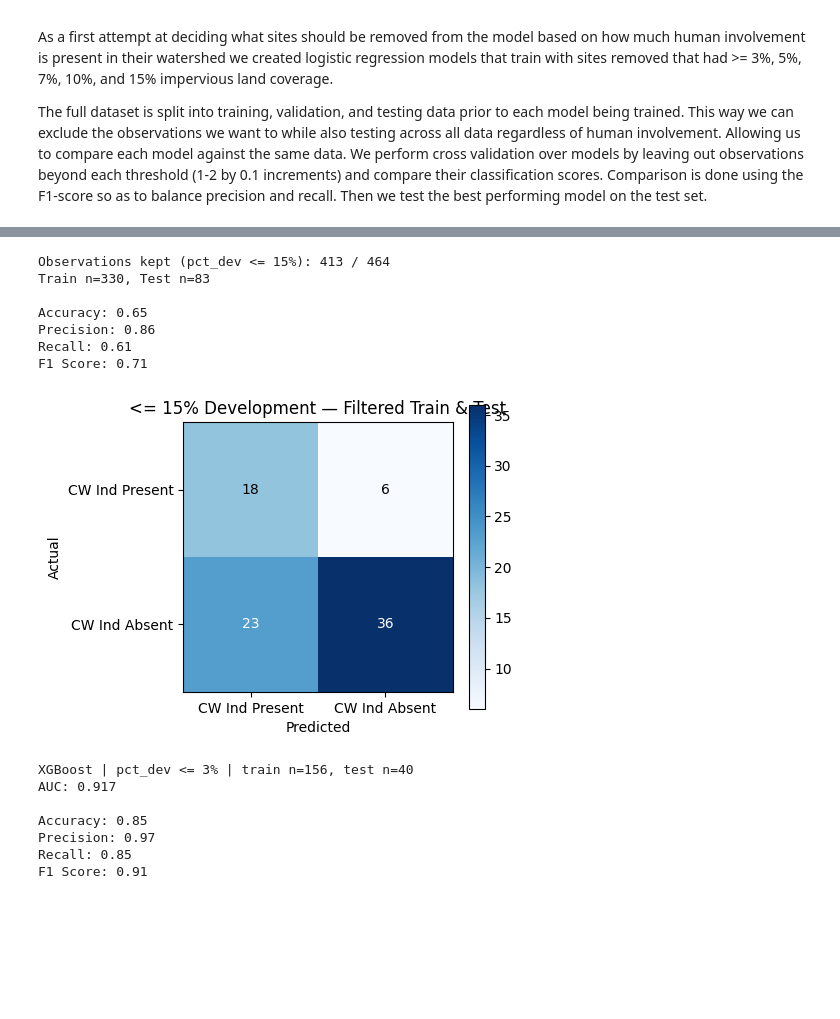
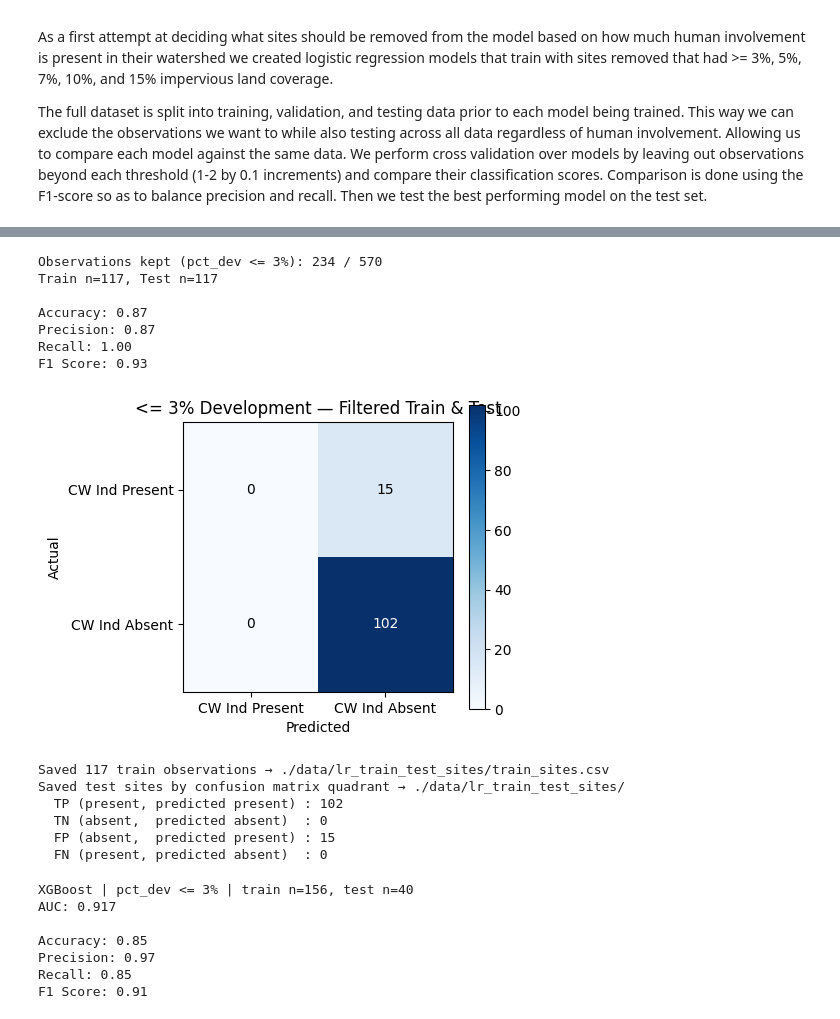
Before and after one commit to ShamSarris/nhdes-cw-stream-modelling, a Jupyter notebook: src/modelling.ipynb, the cells around one changed output, grey strips where cells are left out. Cells and saved outputs as stored; diff of their text form; code cells hidden in the pictures; blank space fills up the shorter version.

Commit message:
CV for LR and Boost on pct_dev and train/test

```diff
--- a/src/modelling.ipynb
+++ b/src/modelling.ipynb
@@ -169,34 +169,71 @@ F1 Score: 0.73
 # %%
-THRESHOLD = 15
+import os
+
+THRESHOLD = 3
 
 filtered = full[full['pct_dev'] <= THRESHOLD]
 
 X_filt = filtered[features]
 y_filt = filtered[target]
 
-X_train_filt, X_test_filt, y_train_filt, y_test_filt = train_test_split(
-    X_filt, y_filt, test_size=0.2, random_state=42
+# Split the full filtered DataFrame alongside X/y so we can recover site identity
+train_rows, test_rows, X_train_filt, X_test_filt, y_train_filt, y_test_filt = train_test_split(
+    filtered, X_filt, y_filt, test_size=0.5, random_state=42
 )
 
 filt_model = Pipeline([
     ('scaler', StandardScaler()),
-    ('clf', LogisticRegression(max_iter=1000, class_weight='balanced'))
+    ('clf', LogisticRegression(max_iter=1000, random_state=42))
 ])
 filt_model.fit(X_train_filt, y_train_filt)
 y_pred_filt = filt_model.predict(X_test_filt)
 
 print(f"Observations kept (pct_dev <= {THRESHOLD}%): {len(filtered)} / {len(full)}")
 print(f"Train n={len(X_train_filt)}, Test n={len(X_test_filt)}\n")
 classification_report_suite(y_test_filt, y_pred_filt, labels=['CW Ind Present', 'CW Ind Absent'], title=f'<= {THRESHOLD}% Development — Filtered Train & Test')
+
+# --- Save train/test sites to CSV ---
+out_dir = './data/lr_train_test_sites'
+os.makedirs(out_dir, exist_ok=True)
+
+train_rows.to_csv(f'{out_dir}/train_sites.csv', index=False)
+print(f"\nSaved {len(train_rows)} train observations → {out_dir}/train_sites.csv")
+
+# Split test sites by confusion matrix quadrant
+test_rows = test_rows.copy()
+test_rows['y_pred'] = y_pred_filt
+
+y_test_arr = y_test_filt.values
+tp = test_rows[(y_test_arr == 1) & (y_pred_filt == 1)]
+tn = test_rows[(y_test_arr == 0) & (y_pred_filt == 0)]
+fp = test_rows[(y_test_arr == 0) & (y_pred_filt == 1)]
+fn = test_rows[(y_test_arr == 1) & (y_pred_filt == 0)]
+
+tp.to_csv(f'{out_dir}/test_true_positive.csv',  index=False)
+tn.to_csv(f'{out_dir}/test_true_negative.csv',  index=False)
+fp.to_csv(f'{out_dir}/test_false_positive.csv', index=False)
+fn.to_csv(f'{out_dir}/test_false_negative.csv', index=False)
+
+print(f"Saved test sites by confusion matrix quadrant → {out_dir}/")
+print(f"  TP (present, predicted present) : {len(tp)}")
+print(f"  TN (absent,  predicted absent)  : {len(tn)}")
+print(f"  FP (absent,  predicted present) : {len(fp)}")
+print(f"  FN (present, predicted absent)  : {len(fn)}")
 # %% [output]
-Observations kept (pct_dev <= 15%): 413 / 464
-Train n=330, Test n=83
+Observations kept (pct_dev <= 3%): 234 / 570
+Train n=117, Test n=117
 
-Accuracy: 0.65
-Precision: 0.86
-Recall: 0.61
-F1 Score: 0.71
+Accuracy: 0.87
+Precision: 0.87
+Recall: 1.00
+F1 Score: 0.93
-[figure, old version]
+[figure, new version]
+Saved 117 train observations → ./data/lr_train_test_sites/train_sites.csv
+Saved test sites by confusion matrix quadrant → ./data/lr_train_test_sites/
+  TP (present, predicted present) : 102
+  TN (absent,  predicted absent)  : 0
+  FP (absent,  predicted present) : 15
+  FN (present, predicted absent)  : 0
 # %%
 from xgboost import XGBClassifier
 from sklearn.model_selection import train_test_split
```
Also changed, not shown: parts of 1 cell of this notebook, 16 other files.
